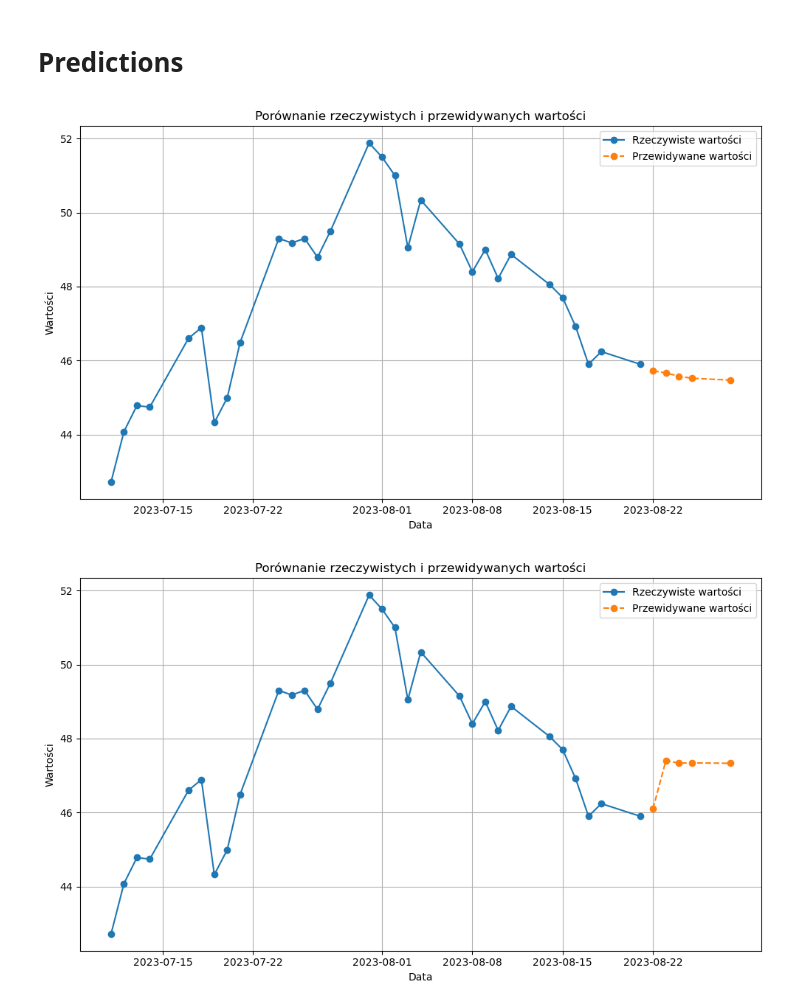
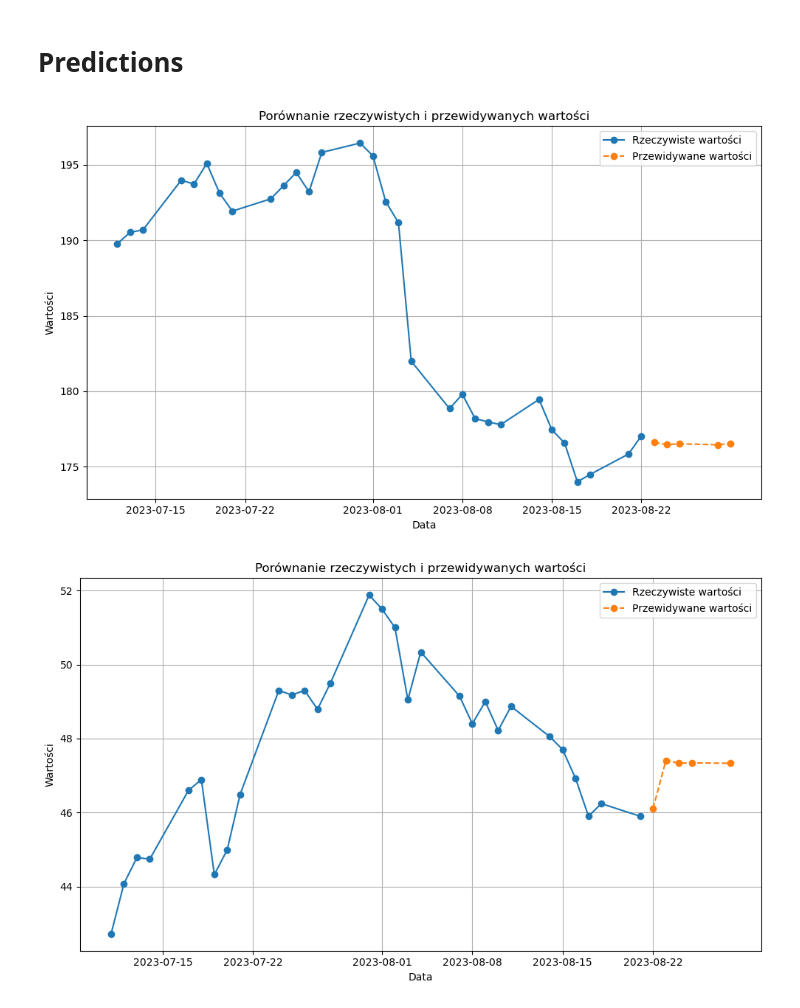
Before and after one commit to wolas91/stock-price-forecasting-using-ml, a Jupyter notebook: Project-stock-price-forecasting.ipynb, the cells around one changed output. Saved outputs shown, nothing was run; the diff lists cells and outputs as text; code cells hidden in the pictures.

```diff
--- a/Project-stock-price-forecasting.ipynb
+++ b/Project-stock-price-forecasting.ipynb
@@ -284,6 +73,6 @@ my_df
 86262 rows × 7 columns
 # %%
-my_df['Target'] = my_df.groupby('Company')['Close'].apply(lambda x: (x - x.shift(1)))
+# my_df['Target'] = my_df.groupby('Company')['Close'].apply(lambda x: (x - x.shift(1)))
 # %% [markdown]
 # Exploratory Data Analysis
 # %% [markdown]
@@ -347,5 +132,3 @@ Przedstawienie rozkładu danych poszczególnych spółek
-# %%
-my_df['Target'] = df.groupby('Company')['Close'].apply(lambda x: (x - x.shift(1)))
 # %% [markdown]
 Wykresy świecowe wraz z wolumenem
 # %%
@@ -703,36 +437,9 @@ Epoch 7/10
 # %% [markdown]
 # Predictions
-# %%
-def predictions(company_name: str, model):
-    company_name = company_name
-    df = load_data(company_name)
-    df['Company'] = company_name.upper()
-    df = generate_features(df)
-    df = df.iloc[-30:]
-    y_pred = model.predict(df.iloc[:,2:])
-
-    y_true = df['Close']
-    y_pred = y_pred[-1]
-
-    start_date = pd.to_datetime(df['Date'].iloc[0])
-    dates_pred = pd.date_range(start=start_date, periods=(len(y_true) + len(y_pred)), freq='B')
-
-    y_true = np.concatenate([y_true.values, [np.nan] * len(y_pred)])
-
-    plt.figure(figsize=(10, 6))
-    plt.plot(dates_pred, y_true, label='Rzeczywiste wartości', marker='o')
-    plt.plot(dates_pred[-len(y_pred):], y_pred, label='Przewidywane wartości', marker='o', linestyle='--')
-    plt.xlabel('Data')
-    plt.ylabel('Wartości')
-    plt.title('Porównanie rzeczywistych i przewidywanych wartości')
-    plt.legend()
-    plt.grid()
-    plt.tight_layout()
-    plt.show()
 # %%
-predictions('ccc', pipeline_lr)
+predictions('aapl', pipeline_lr)
 # %% [output]
-[figure, old version]
+[figure, new version]
 # %%
 predictions('ccc', xgb_model)
 # %% [output]
```
Also changed, not shown: parts of 27 cells of this notebook.
